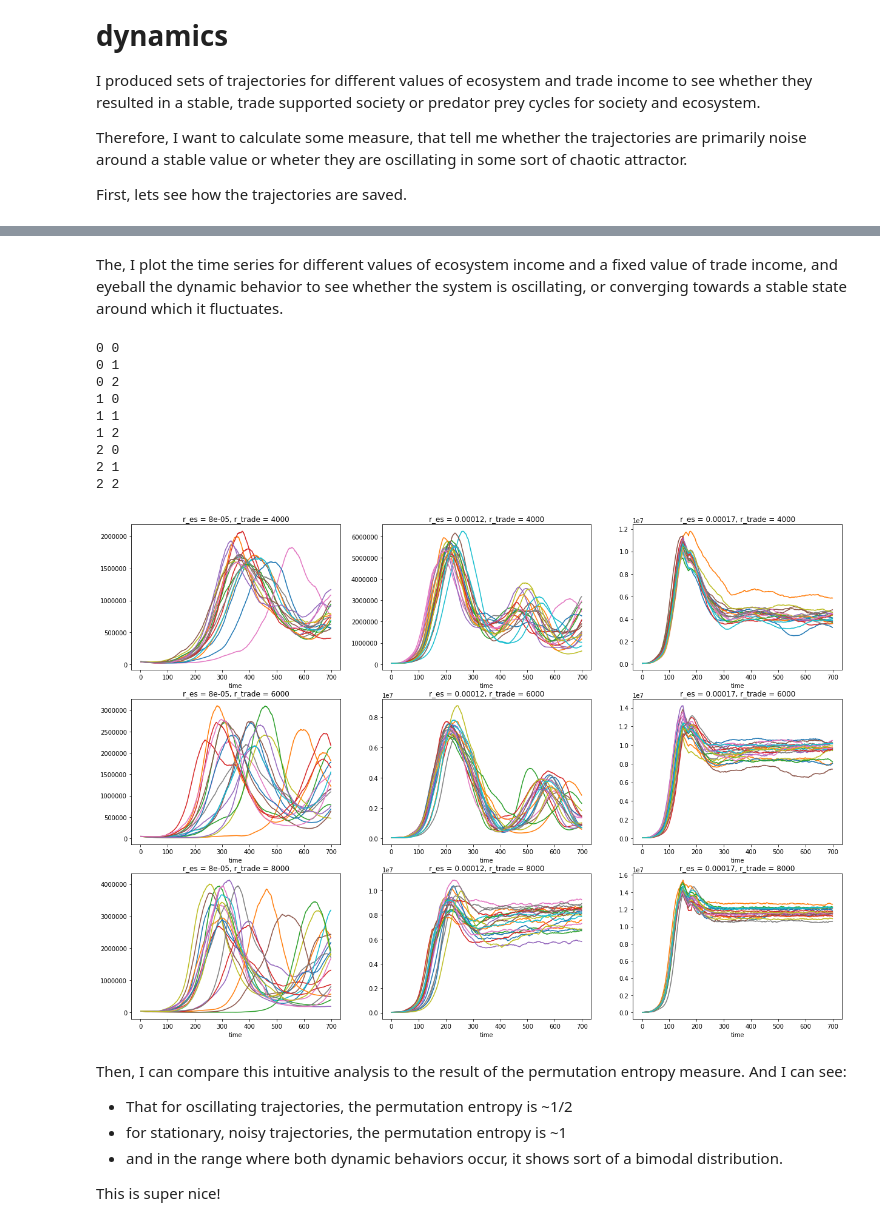
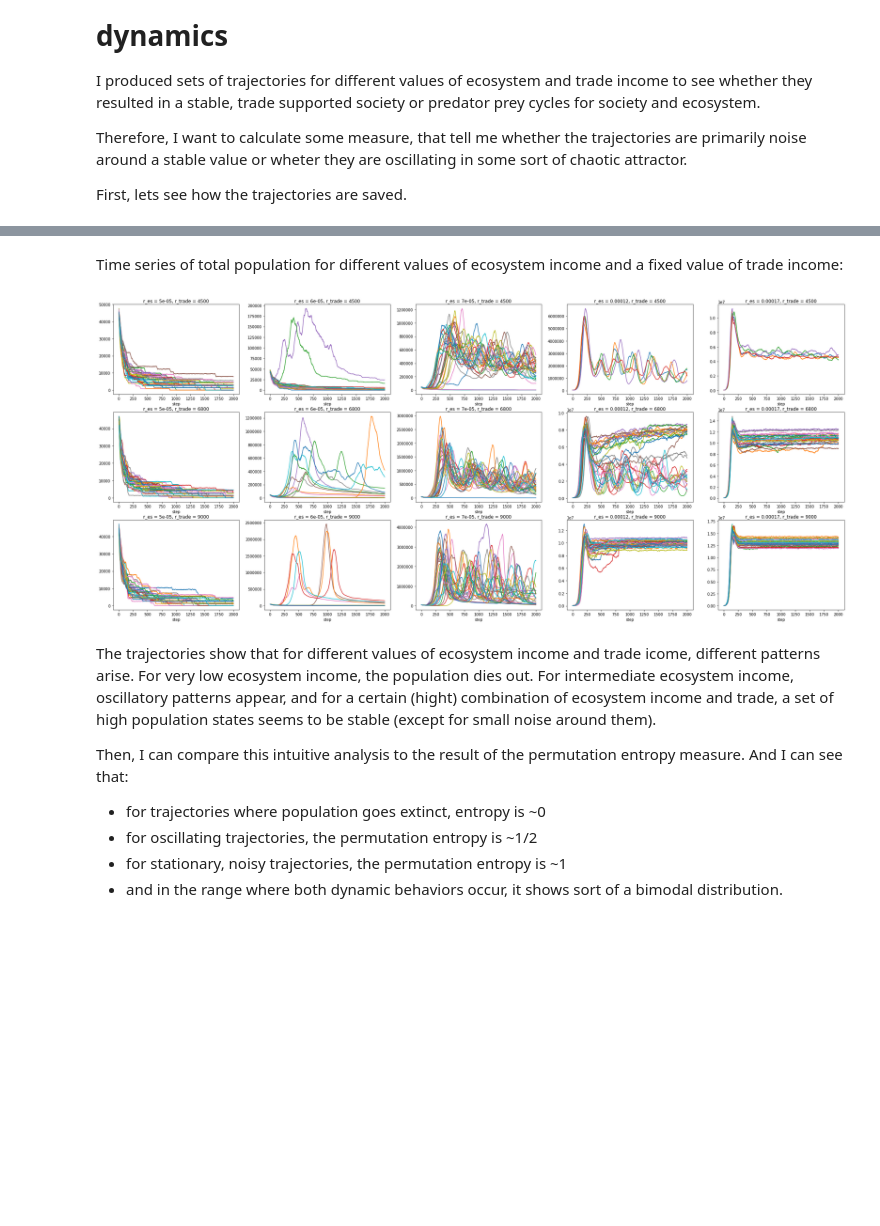
Before and after one commit to jakobkolb/Mayasim, a Jupyter notebook: Evaluation_Notebooks/X10_dynamics_analysis.ipynb, the cells around one changed output, grey strips where cells are left out. Drawn from its saved outputs; the diff is of its cells as text; code cells hidden in the pictures; blank space fills up the shorter version.

Commit message:
better plots for paper

```diff
--- a/Evaluation_Notebooks/X10_dynamics_analysis.ipynb
+++ b/Evaluation_Notebooks/X10_dynamics_analysis.ipynb
@@ -105 +22,15 @@ So that what I am doing below. I calculate the permuation entropy for all the ti
+# %%
+# load data
+path_to_data = '/home/jakob/Project_MayaSim/output_data/X10_trajectories/results/all_trjs.hd5'
+
+with pd.HDFStore(path_to_data) as store:
+    data = store.select('d1', where='step>500', columns=['total_population'])
+data.index = data.index.droplevel('test')
+# %%
+# generate empty dataframe with same index (minus 'steps')
+index = data.index
+empty_df = pd.DataFrame(index=index, columns=['e']).sum(level=(0,1,2))
+empty_df[['e']] = float('nan')
+
+ann = pd.DataFrame(index=empty_df.index, columns=['ann'], data='').sum(level=(0, 1))
 # %%
@@ -132,46 +59,39 @@ IntProgress(value=0, max=4080)
 # %% [markdown]
-The, I plot the time series for different values of ecosystem income and a fixed value of trade income, and eyeball the dynamic behavior to see whether the system is oscillating, or converging towards a stable state around which it fluctuates.
+Time series of total population for different values of ecosystem income and a fixed value of trade income:
 # %%
+# plot trajectories for different values of r_es and r_trade
 %matplotlib inline
 import seaborn as sns
 import itertools as it
 
-r_ess = [0.00008, 0.00012, 0.00017]
-r_trades=[4000, 6000, 8000]
+r_ess = [5e-5, 6e-5, 7e-5, 0.00012, 0.00017]
+r_trades=[4500, 6800, 9000]
 
 fig, ax = plt.subplots(nrows=len(r_trades), ncols=len(r_ess))
 fig.set_figwidth(7*len(r_ess))
 fig.set_figheight(5*len(r_trades))
 
-df = pd.DataFrame(columns=['r_es', 'r_trade'], data=np.array([r_ess,r_trades]).T)
+with pd.HDFStore('/home/jakob/Project_MayaSim/output_data/X10_trajectories/results/all_trjs.hd5') as store:
+    df = store.select('d1', where=f'r_trade = {r_trades} & r_es = {r_ess}', columns=['total_population'])
+    df.index = df.index.droplevel('test')
 
-results = tmp.min(level=[0,1])
 
-with pd.HDFStore('/home/jakob/Project_MayaSim/output_data/X10_trajectories/results/all_trajectories.hd5') as store:
-    df = store.select('d1', where=f'r_trade = {r_trades} & r_es = {r_ess} & time < 700', columns=['total_population'])
-
-ann = pd.DataFrame(index=results.index, columns=['ann'], data='')
 for ((i, r_es), (j, r_trade)) in it.product(enumerate(r_ess), enumerate(r_trades)):
-    print(i, j)
-    df.loc[(r_trade, r_es)].unstack('run_id').plot(ax=ax[j,i], legend=False)
-    ax[j,i].set_title(f'r_es = {r_es}, r_trade = {r_trade}')
     ann.loc[(r_trade, r_es), 'ann'] = 'X'
+    try:
+        df.loc[(r_trade, r_es)].unstack('run_id').plot(ax=ax[j,i], legend=False)
+        ax[j,i].set_title(f'r_es = {r_es}, r_trade = {r_trade}')
+    except:
+        print('no_data')
+fig.savefig('trade_vs_es_trajectories.png')
 # %% [output]
-0 0
-0 1
-0 2
-1 0
-1 1
-1 2
-2 0
-2 1
-2 2
-[figure, old version]
+[figure, new version]
 # %% [markdown]
-Then, I can compare this intuitive analysis to the result of the permutation entropy measure. And I can see:
-* That for oscillating trajectories, the permutation entropy is ~1/2
+The trajectories show that for different values of ecosystem income and trade icome, different patterns arise. For very low ecosystem income, the population dies out. For intermediate ecosystem income, oscillatory patterns appear, and for a certain (hight) combination of ecosystem income and trade, a set of high population states seems to be stable (except for small noise around them).
+
+Then, I can compare this intuitive analysis to the result of the permutation entropy measure. And I can see that:
+* for trajectories where population goes extinct, entropy is ~0
+* for oscillating trajectories, the permutation entropy is ~1/2
 * for stationary, noisy trajectories, the permutation entropy is ~1
 * and in the range where both dynamic behaviors occur, it shows sort of a bimodal distribution.
-
-This is super nice!
 # %%
```
Also changed, not shown: parts of 13 cells of this notebook, 3 other files.
